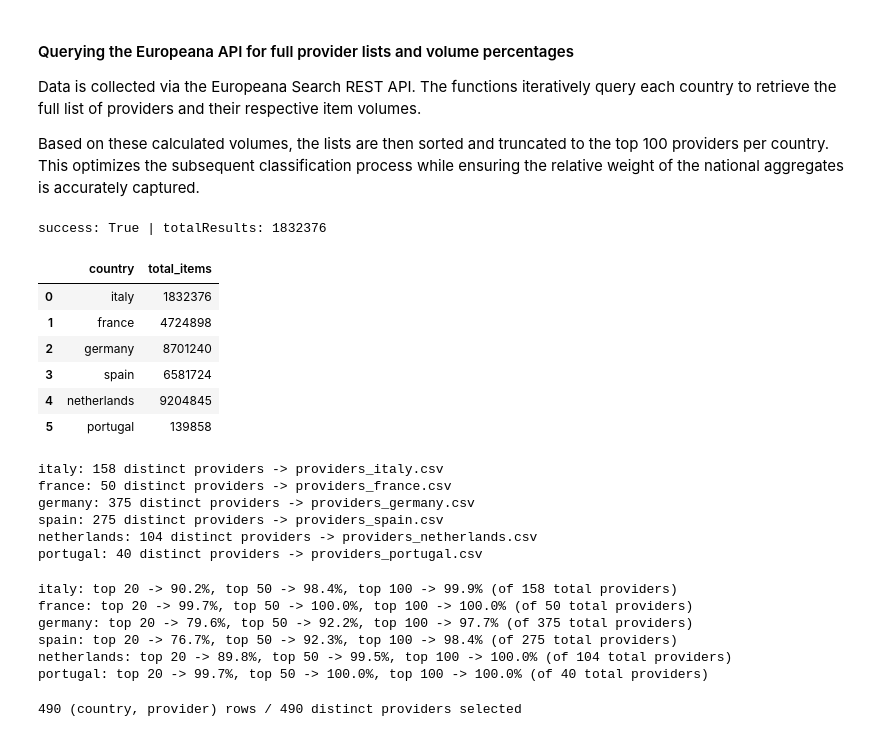
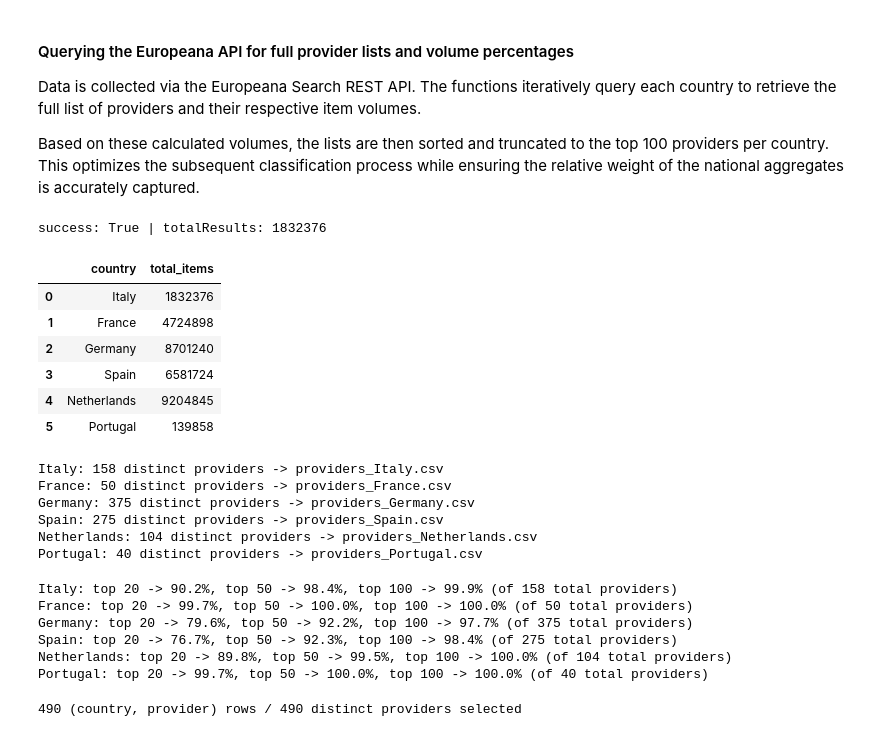
Before and after one commit to hexWitches/LODissea, a Jupyter notebook: notebook/LODissea_v1.ipynb, the cells around one changed output. Saved outputs shown, nothing was run; the diff lists cells and outputs as text; code cells hidden in the pictures.

```diff
--- a/notebook/LODissea_v1.ipynb
+++ b/notebook/LODissea_v1.ipynb
@@ -676,14 +674,13 @@ Data is collected via the Europeana Search REST API. The functions iteratively q
 Based on these calculated volumes, the lists are then sorted and truncated to the top 100 providers per country. This optimizes the subsequent classification process while ensuring the relative weight of the national aggregates is accurately captured.
 # %%
 # Europeana Provider Data Collection
-import re
 
 TARGET_COUNTRIES = [
-    "italy", "france", "germany", "spain", "netherlands", "portugal",
+    "Italy", "France", "Germany", "Spain", "Netherlands", "Portugal",
 ]
 LANG_BY_COUNTRY = {
-    "italy": "it", "france": "fr", "germany": "de",
-    "spain": "es", "netherlands": "nl", "portugal": "pt",
+    "Italy": "it", "France": "fr", "Germany": "de",
+    "spain": "es", "Netherlands": "nl", "Portugal": "pt",
 }
 
 API_KEY = EUROPEANA_API_KEY
@@ -737,45 +734,45 @@ def get_all_providers(country, page_size=200, max_pages=50):
             **{"f.DATA_PROVIDER.facet.limit": page_size, "f.DATA_PROVIDER.facet.offset": offset},
         )
         facets = result.get("facets", [])
         page_rows = [
             {"country": country, "provider": f["label"], "count": f["count"]}
             for facet in facets
             for f in facet.get("fields", [])
         ]
         rows.extend(page_rows)
         if len(page_rows) < page_size:
             break
         offset += page_size
     return rows
 
 
 providers_by_country = {}
 target_folder = DATA_DIR / "csv" / "providers_data"
 target_folder.mkdir(parents=True, exist_ok=True)
 
 for country in TARGET_COUNTRIES:
     rows = get_all_providers(country)
     country_df = pd.DataFrame(rows)
     country_df.to_csv(target_folder / f"providers_{country}.csv", index=False)
     providers_by_country[country] = country_df
     print(f"{country}: {len(country_df)} distinct providers -> providers_{country}.csv")
 
 providers_df = pd.concat(providers_by_country.values(), ignore_index=True)
 # %% [output]
 success: True | totalResults: 1832376
 |  | country | total_items |
-| 0 | italy | 1832376 |
-| 1 | france | 4724898 |
-| 2 | germany | 8701240 |
-| 3 | spain | 6581724 |
-| 4 | netherlands | 9204845 |
-| 5 | portugal | 139858 |
+| 0 | Italy | 1832376 |
+| 1 | France | 4724898 |
+| 2 | Germany | 8701240 |
+| 3 | Spain | 6581724 |
+| 4 | Netherlands | 9204845 |
+| 5 | Portugal | 139858 |
-italy: 158 distinct providers -> providers_italy.csv
-france: 50 distinct providers -> providers_france.csv
-germany: 375 distinct providers -> providers_germany.csv
-spain: 275 distinct providers -> providers_spain.csv
-netherlands: 104 distinct providers -> providers_netherlands.csv
-portugal: 40 distinct providers -> providers_portugal.csv
+Italy: 158 distinct providers -> providers_Italy.csv
+France: 50 distinct providers -> providers_France.csv
+Germany: 375 distinct providers -> providers_Germany.csv
+Spain: 275 distinct providers -> providers_Spain.csv
+Netherlands: 104 distinct providers -> providers_Netherlands.csv
+Portugal: 40 distinct providers -> providers_Portugal.csv
 # %%
 # what % of total item volume the top N providers represent - how large N needs to be.
 
@@ -787,12 +784,12 @@ for country, df in providers_by_country.items():
     print(f"{country}: top 20 -> {coverage_at_n(df, 20):.1%}, top 50 -> {coverage_at_n(df, 50):.1%}, "
           f"top 100 -> {coverage_at_n(df, 100):.1%} (of {len(df)} total providers)")
 # %% [output]
-italy: top 20 -> 90.2%, top 50 -> 98.4%, top 100 -> 99.9% (of 158 total providers)
-france: top 20 -> 99.7%, top 50 -> 100.0%, top 100 -> 100.0% (of 50 total providers)
-germany: top 20 -> 79.6%, top 50 -> 92.2%, top 100 -> 97.7% (of 375 total providers)
-spain: top 20 -> 76.7%, top 50 -> 92.3%, top 100 -> 98.4% (of 275 total providers)
-netherlands: top 20 -> 89.8%, top 50 -> 99.5%, top 100 -> 100.0% (of 104 total providers)
-portugal: top 20 -> 99.7%, top 50 -> 100.0%, top 100 -> 100.0% (of 40 total providers)
+Italy: top 20 -> 90.2%, top 50 -> 98.4%, top 100 -> 99.9% (of 158 total providers)
+France: top 20 -> 99.7%, top 50 -> 100.0%, top 100 -> 100.0% (of 50 total providers)
+Germany: top 20 -> 79.6%, top 50 -> 92.2%, top 100 -> 97.7% (of 375 total providers)
+Spain: top 20 -> 76.7%, top 50 -> 92.3%, top 100 -> 98.4% (of 275 total providers)
+Netherlands: top 20 -> 89.8%, top 50 -> 99.5%, top 100 -> 100.0% (of 104 total providers)
+Portugal: top 20 -> 99.7%, top 50 -> 100.0%, top 100 -> 100.0% (of 40 total providers)
 # %%
 # Aggregating Top Providers per Country
 # cut each country's provider list down to its top 100 by item count
```
Also changed, not shown: parts of 22 cells of this notebook, 21 other files.
